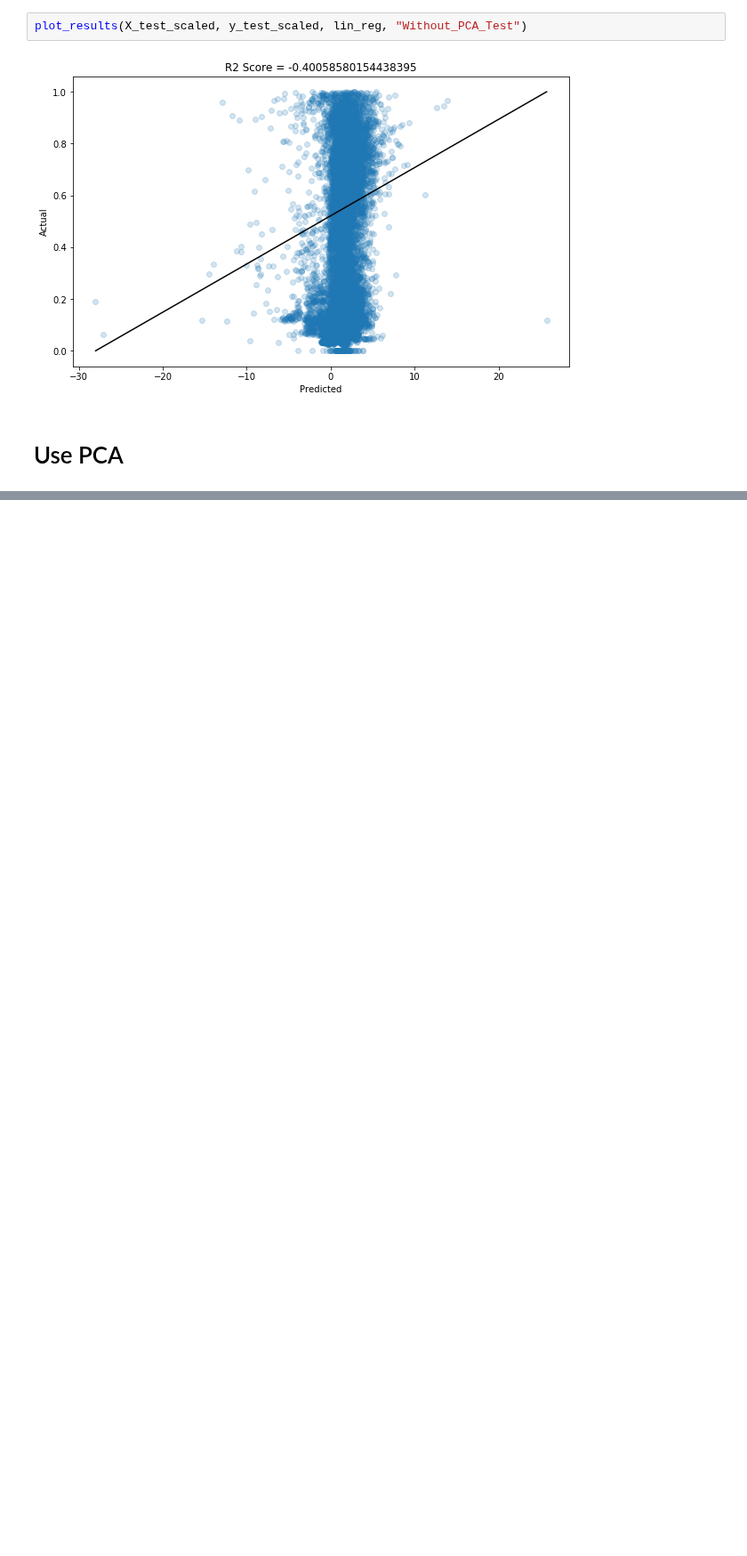
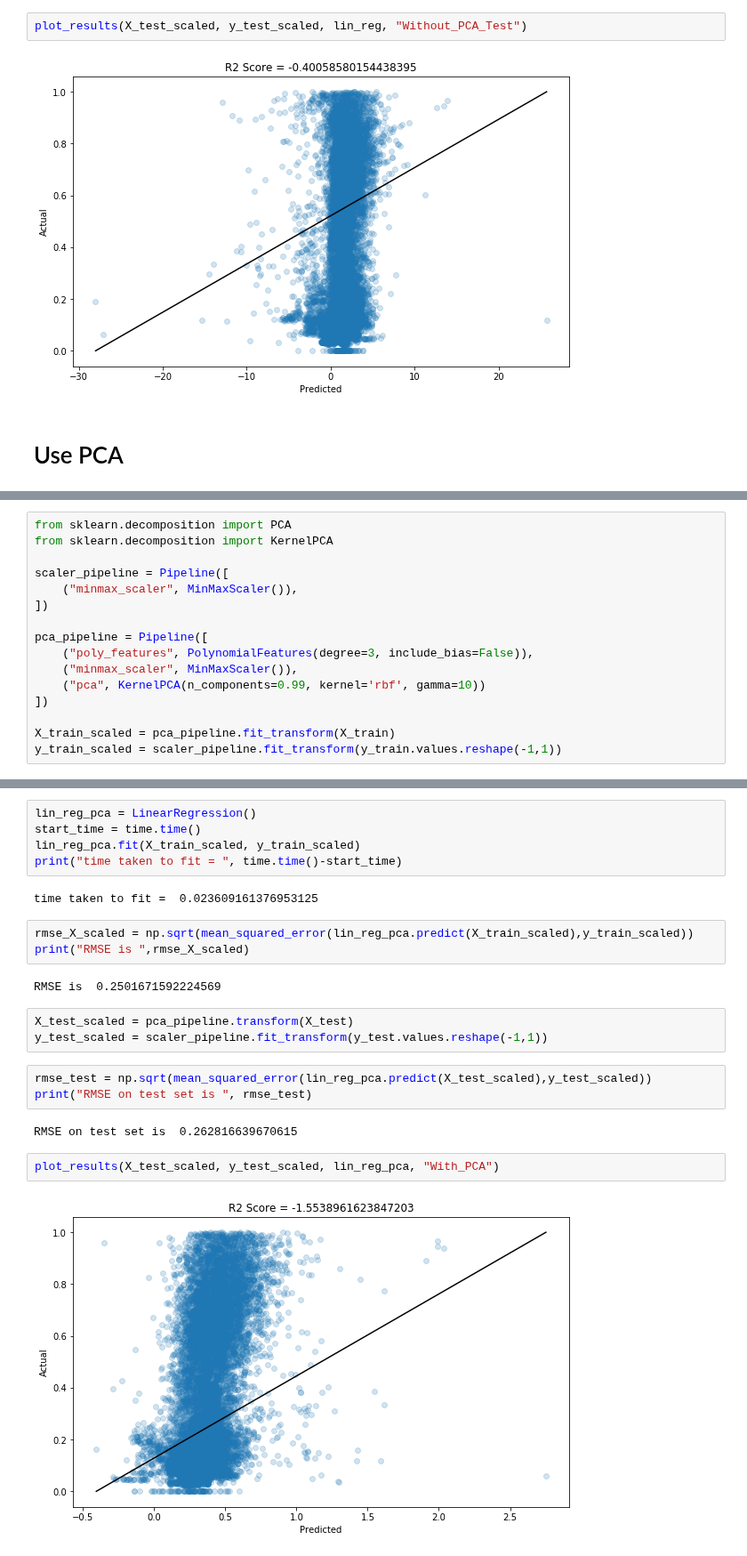
Before and after one commit to aniket-ak/Machine-Learning-CASP-Dataset, a Jupyter notebook: PCA_UCL_Lin_Reg.ipynb, the cells around one changed output, grey strips where cells are left out. Shown at 89% size. Cells and saved outputs as stored; diff of their text form; blank space fills up the shorter version.

Commit message:
added kernel PCA

```diff
--- a/PCA_UCL_Lin_Reg.ipynb
+++ b/PCA_UCL_Lin_Reg.ipynb
@@ -203,0 +214,16 @@ plot_results(X_test_scaled, y_test_scaled, lin_reg_pca, "With_PCA")
+# %%
+from sklearn.decomposition import PCA
+from sklearn.decomposition import KernelPCA
+
+scaler_pipeline = Pipeline([
+    ("minmax_scaler", MinMaxScaler()),
+])
+
+pca_pipeline = Pipeline([
+    ("poly_features", PolynomialFeatures(degree=3, include_bias=False)),
+    ("minmax_scaler", MinMaxScaler()),
+    ("pca", KernelPCA(n_components=0.99, kernel='rbf', gamma=10))
+])
+
+X_train_scaled = pca_pipeline.fit_transform(X_train)
+y_train_scaled = scaler_pipeline.fit_transform(y_train.values.reshape(-1,1))
@@ -203,0 +239,24 @@ plot_results(X_test_scaled, y_test_scaled, lin_reg_pca, "With_PCA")
+# %%
+lin_reg_pca = LinearRegression()
+start_time = time.time()
+lin_reg_pca.fit(X_train_scaled, y_train_scaled)
+print("time taken to fit = ", time.time()-start_time)
+# %% [output]
+time taken to fit =  0.023609161376953125
+# %%
+rmse_X_scaled = np.sqrt(mean_squared_error(lin_reg_pca.predict(X_train_scaled),y_train_scaled))
+print("RMSE is ",rmse_X_scaled)
+# %% [output]
+RMSE is  0.2501671592224569
+# %%
+X_test_scaled = pca_pipeline.transform(X_test)
+y_test_scaled = scaler_pipeline.fit_transform(y_test.values.reshape(-1,1))
+# %%
+rmse_test = np.sqrt(mean_squared_error(lin_reg_pca.predict(X_test_scaled),y_test_scaled))
+print("RMSE on test set is ", rmse_test)
+# %% [output]
+RMSE on test set is  0.262816639670615
+# %%
+plot_results(X_test_scaled, y_test_scaled, lin_reg_pca, "With_PCA")
+# %% [output]
+[figure, added]
```
Also changed, not shown: parts of 14 cells of this notebook.
